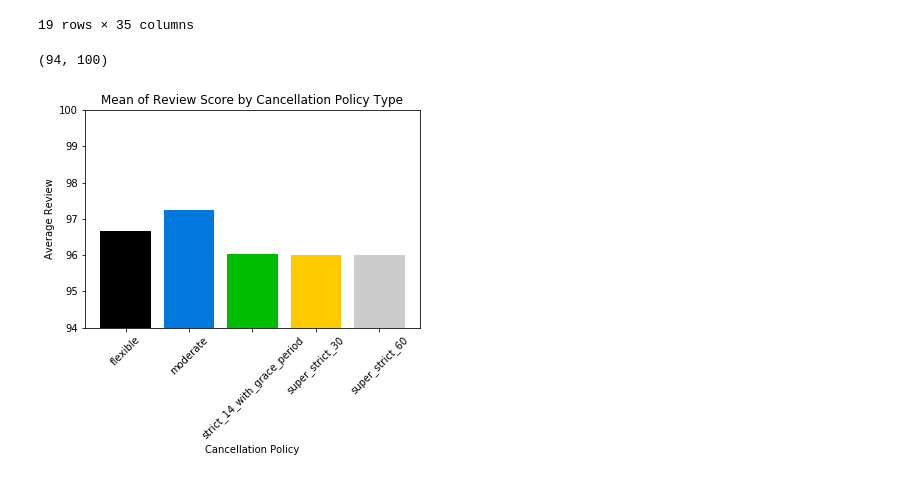
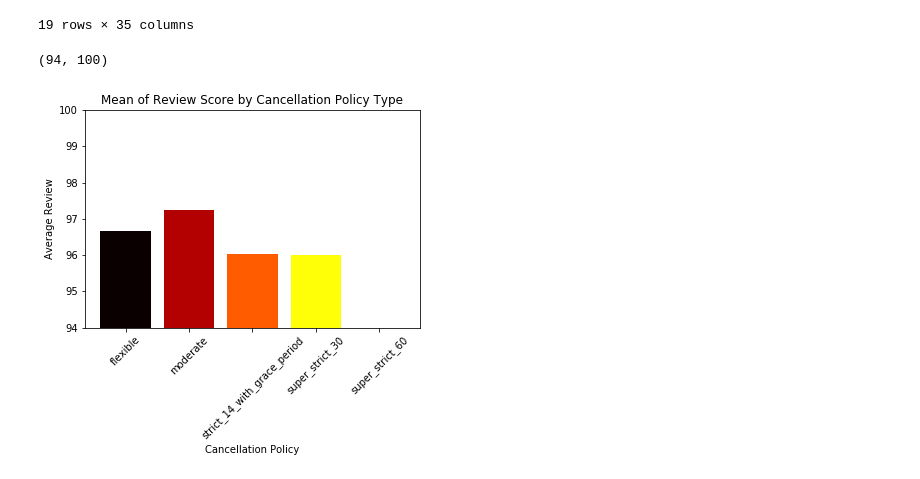
Before and after one commit to jschne1989/project1, a Jupyter notebook: project1_airbnb_jacob.ipynb, the cells around one changed output. Drawn from its saved outputs; the diff is of its cells as text; code cells hidden in the pictures.

```diff
--- a/project1_airbnb_jacob.ipynb
+++ b/project1_airbnb_jacob.ipynb
@@ -169,26 +169,26 @@ list_grouped.head(20)
 # %%
 #calculate values. Y values are average reviews, so pull from review score.
 #pull x tick labels from listing count column. Set xticks first by taking len of y values (in essence the quantity of x values)
 cancel_rate_policy = cancel_review["cancellation_policy"]
 y = cancel_review["review_scores_rating"]
 x_axis = np.arange(len(y))
 
 #choose color map to import for chart
-cmap = plt.cm.spectral
+cmap = plt.cm.hot
 colors = cmap(np.linspace(0.,1., len(y)))
 
 #plot chart, and replace x ticks with listing count values
 plt.bar(x_axis,y,color= colors, align="center")
 plt.xticks(x_axis, cancel_rate_policy,rotation=45)
 
 #label chart
 plt.title("Mean of Review Score by Cancellation Policy Type")
 plt.xlabel("Cancellation Policy")
 plt.ylabel("Average Review")
 plt.ylim(94, 100)
 # %% [output]
 (94, 100)
-[figure, old version]
+[figure, new version]
 # %%
 #calculate values. Y values are count of reviews, so pull from id column.
 #pull x tick labels from listing count column. Set xticks first by taking len of y values (in essence the quantity of x values)
```
Also changed, not shown: parts of 5 cells of this notebook.
